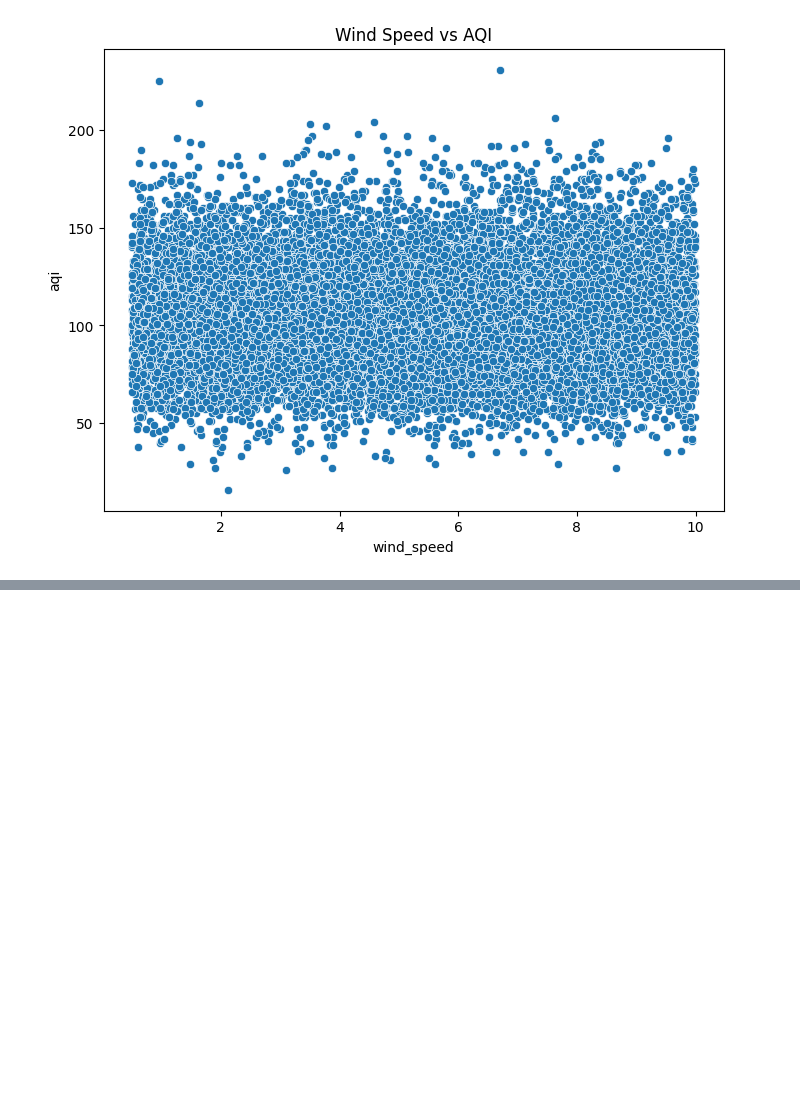
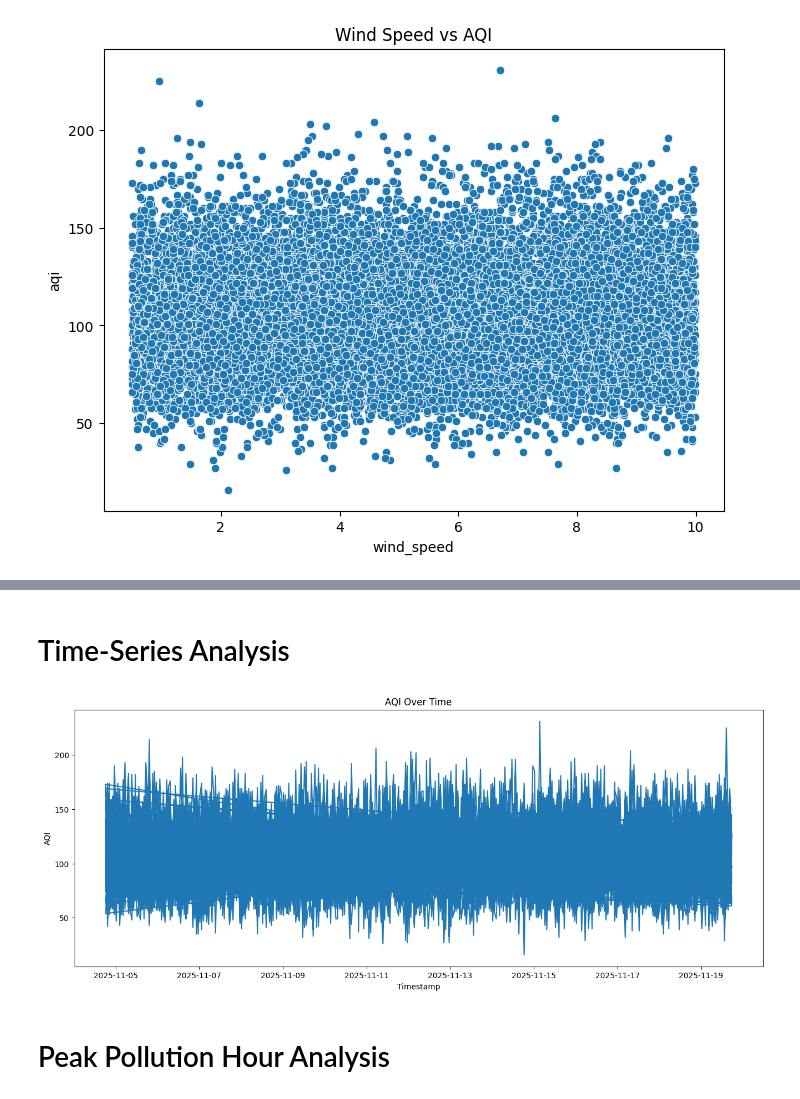
Before and after one commit to Vanshaj14Mohan/AirPulse-AI, a Jupyter notebook: Files/notebooks/eda.ipynb, the cells around one changed output, grey strips where cells are left out. Drawn from its saved outputs; the diff is of its cells as text; code cells hidden in the pictures; blank space fills up the shorter version.

```diff
--- a/Files/notebooks/eda.ipynb
+++ b/Files/notebooks/eda.ipynb
@@ -385,0 +399,16 @@ plt.show()
+# %% [markdown]
+# Time-Series Analysis
+# %%
+plt.figure(figsize=(16,6))
+
+plt.plot(df['timestamp'], df['aqi'])
+
+plt.title("AQI Over Time")
+plt.xlabel("Timestamp")
+plt.ylabel("AQI")
+
+plt.show()
+# %% [output]
+[figure, added]
+# %% [markdown]
+# Peak Pollution Hour Analysis
```
Also changed, not shown: parts of 4 cells of this notebook.
